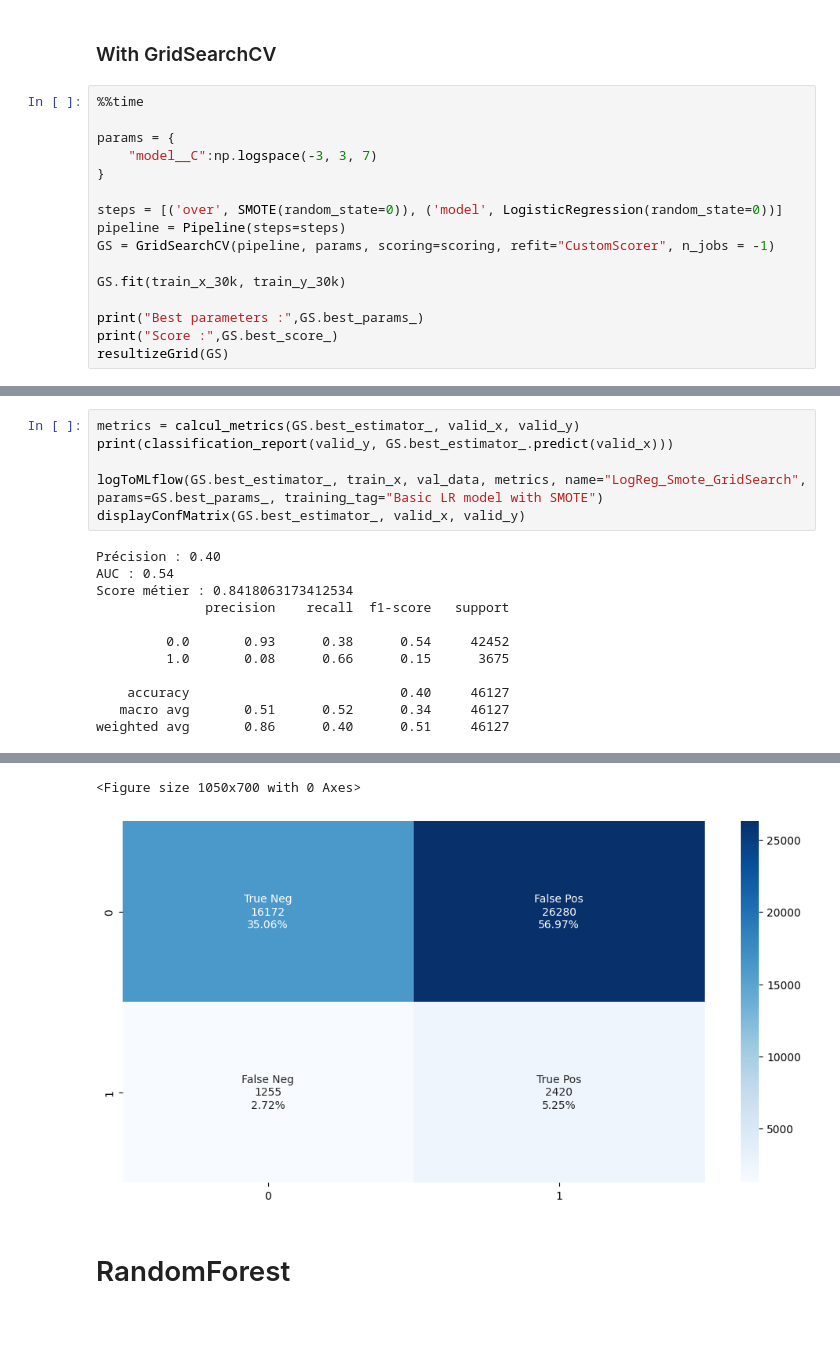
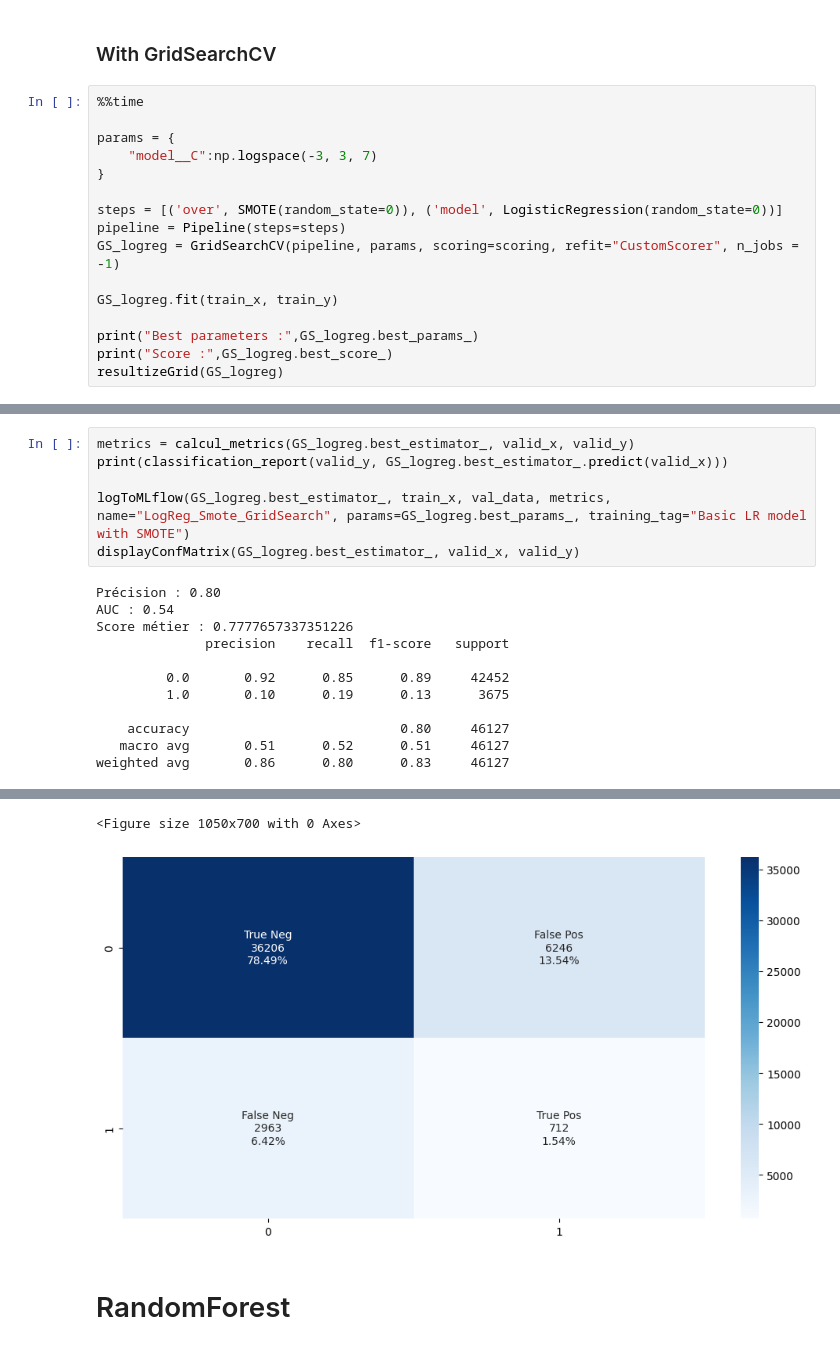
Before and after one commit to OCangrand/OC-Project7, a Jupyter notebook: Modelisation.ipynb, the cells around one changed output, grey strips where cells are left out. Saved outputs shown, nothing was run; the diff lists cells and outputs as text.

```diff
--- a/Modelisation.ipynb
+++ b/Modelisation.ipynb
@@ -276,11 +278,11 @@ params = {
 
 steps = [('over', SMOTE(random_state=0)), ('model', LogisticRegression(random_state=0))]
 pipeline = Pipeline(steps=steps)
-GS = GridSearchCV(pipeline, params, scoring=scoring, refit="CustomScorer", n_jobs = -1)
+GS_logreg = GridSearchCV(pipeline, params, scoring=scoring, refit="CustomScorer", n_jobs = -1)
 
-GS.fit(train_x_30k, train_y_30k)
+GS_logreg.fit(train_x, train_y)
 
-print("Best parameters :",GS.best_params_)
-print("Score :",GS.best_score_)
-resultizeGrid(GS)
+print("Best parameters :",GS_logreg.best_params_)
+print("Score :",GS_logreg.best_score_)
+resultizeGrid(GS_logreg)
 # %% [output]
@@ -299,18 +301,18 @@ Wall time: 1min 33s
 # %%
-metrics = calcul_metrics(GS.best_estimator_, valid_x, valid_y)
-print(classification_report(valid_y, GS.best_estimator_.predict(valid_x)))
+metrics = calcul_metrics(GS_logreg.best_estimator_, valid_x, valid_y)
+print(classification_report(valid_y, GS_logreg.best_estimator_.predict(valid_x)))
 
-logToMLflow(GS.best_estimator_, train_x, val_data, metrics, name="LogReg_Smote_GridSearch", params=GS.best_params_, training_tag="Basic LR model with SMOTE")
-displayConfMatrix(GS.best_estimator_, valid_x, valid_y)
+logToMLflow(GS_logreg.best_estimator_, train_x, val_data, metrics, name="LogReg_Smote_GridSearch", params=GS_logreg.best_params_, training_tag="Basic LR model with SMOTE")
+displayConfMatrix(GS_logreg.best_estimator_, valid_x, valid_y)
 # %% [output]
-Précision : 0.40
+Précision : 0.80
 AUC : 0.54
-Score métier : 0.8418063173412534
+Score métier : 0.7777657337351226
               precision    recall  f1-score   support
 
-         0.0       0.93      0.38      0.54     42452
-         1.0       0.08      0.66      0.15      3675
+         0.0       0.92      0.85      0.89     42452
+         1.0       0.10      0.19      0.13      3675
 
-    accuracy                           0.40     46127
-   macro avg       0.51      0.52      0.34     46127
-weighted avg       0.86      0.40      0.51     46127
+    accuracy                           0.80     46127
+   macro avg       0.51      0.52      0.51     46127
+weighted avg       0.86      0.80      0.83     46127
@@ -321,5 +323,5 @@ weighted avg       0.86      0.40      0.51     46127
 <Figure size 1050x700 with 0 Axes>
-[figure, old version]
+[figure, new version]
 # %% [markdown]
 # RandomForest
 # %% [markdown]
```
Also changed, not shown: parts of 7 cells of this notebook.
